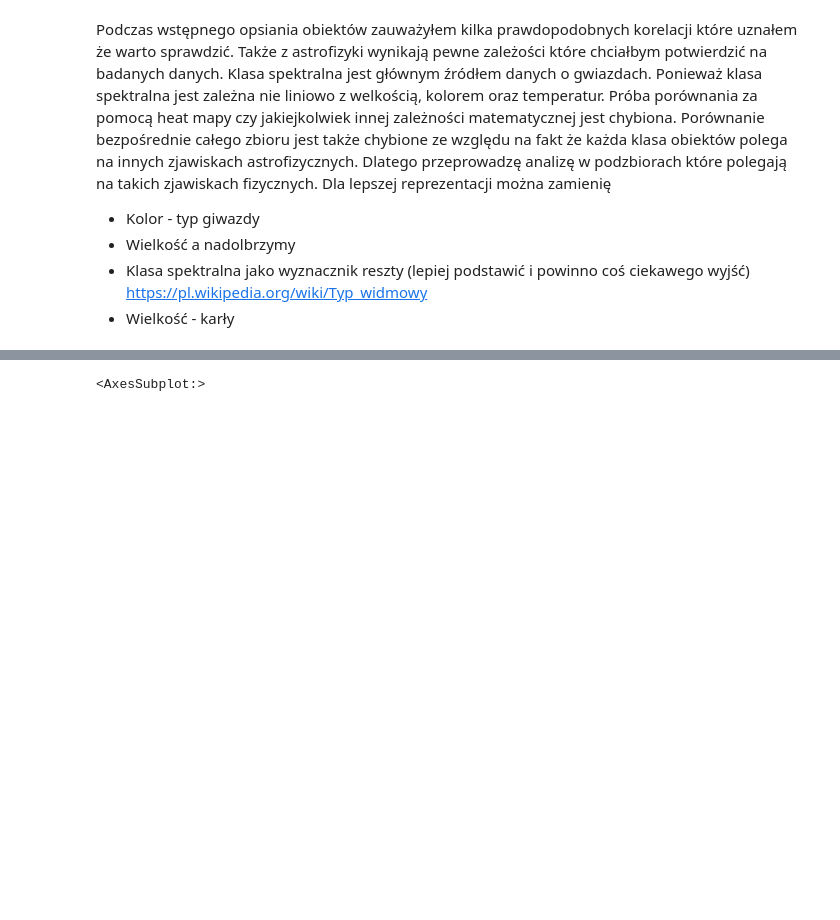
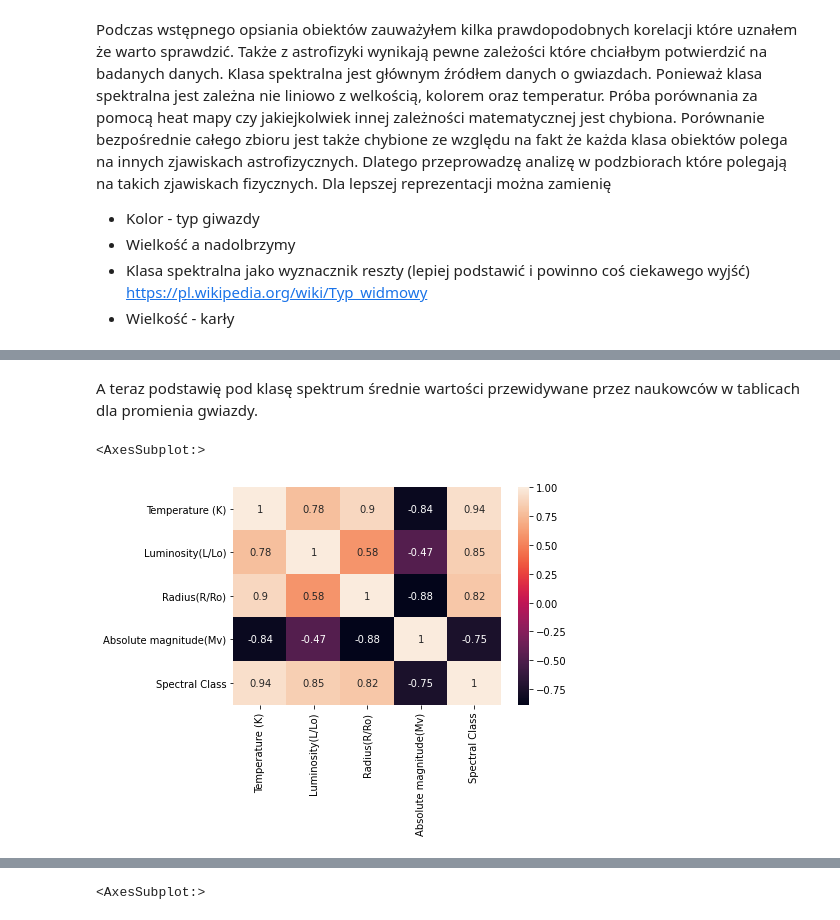
Before and after one commit to dawidbieniek/Projekt_PRiAD, a Jupyter notebook: Raport.ipynb, the cells around one changed output, grey strips where cells are left out. Cells and saved outputs as stored; diff of their text form; code cells hidden in the pictures; blank space fills up the shorter version.

```diff
--- a/Raport.ipynb
+++ b/Raport.ipynb
@@ -363,0 +399,20 @@ memory usage: 200.0 bytes
+# %% [markdown]
+A teraz podstawię pod klasę spektrum średnie wartości przewidywane przez naukowców w tablicach dla promienia gwiazdy.
+# %%
+stars_spectral_table_rad=stars_raw.copy()
+stars_spectral_table_rad=stars_spectral_table_rad.loc[stars_spectral_table_rad['Star type'] != 2]
+stars_spectral_table_rad=stars_spectral_table_rad.loc[stars_spectral_table_rad['Star type'] < 4]
+stars_spectral_table_rad=stars_spectral_table_rad.loc[stars_spectral_table_rad['Star type'] != 0]
+stars_spectral_table_rad=stars_spectral_table_rad.drop(columns=['Star type', 'Star color'])
+stars_spectral_table_rad['Spectral Class'].replace({'M' : '0.5'}, inplace=True)
+stars_spectral_table_rad['Spectral Class'].replace({'K' : '0.83'}, inplace=True)
+stars_spectral_table_rad['Spectral Class'].replace({'G' : '1.06'}, inplace=True)
+stars_spectral_table_rad['Spectral Class'].replace({'F' : '1.28'}, inplace=True)
+stars_spectral_table_rad['Spectral Class'].replace({'A' : '1.6'}, inplace=True)
+stars_spectral_table_rad['Spectral Class'].replace({'B' : '4.2'}, inplace=True)
+stars_spectral_table_rad['Spectral Class'].replace({'O' : '10'}, inplace=True)
+stars_spectral_table_rad = stars_spectral_table_rad.astype({"Spectral Class" : float})
+sns.heatmap(stars_spectral_table_rad.corr(), annot=True)
+# %% [output]
+<AxesSubplot:>
+[figure, added]
```
Also changed, not shown: parts of 16 cells of this notebook.
